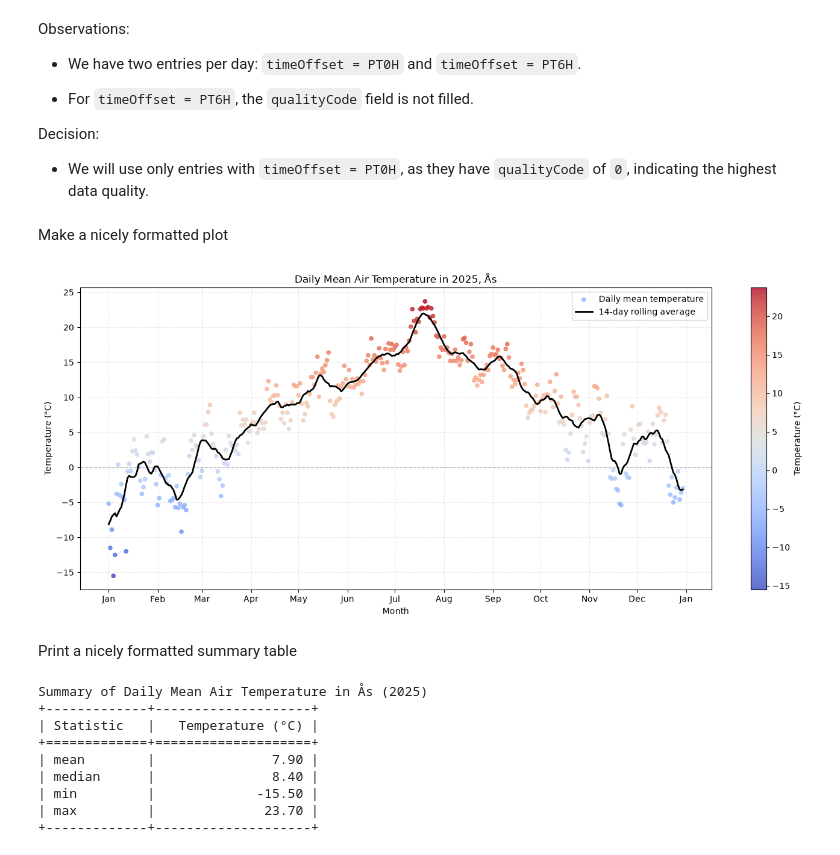
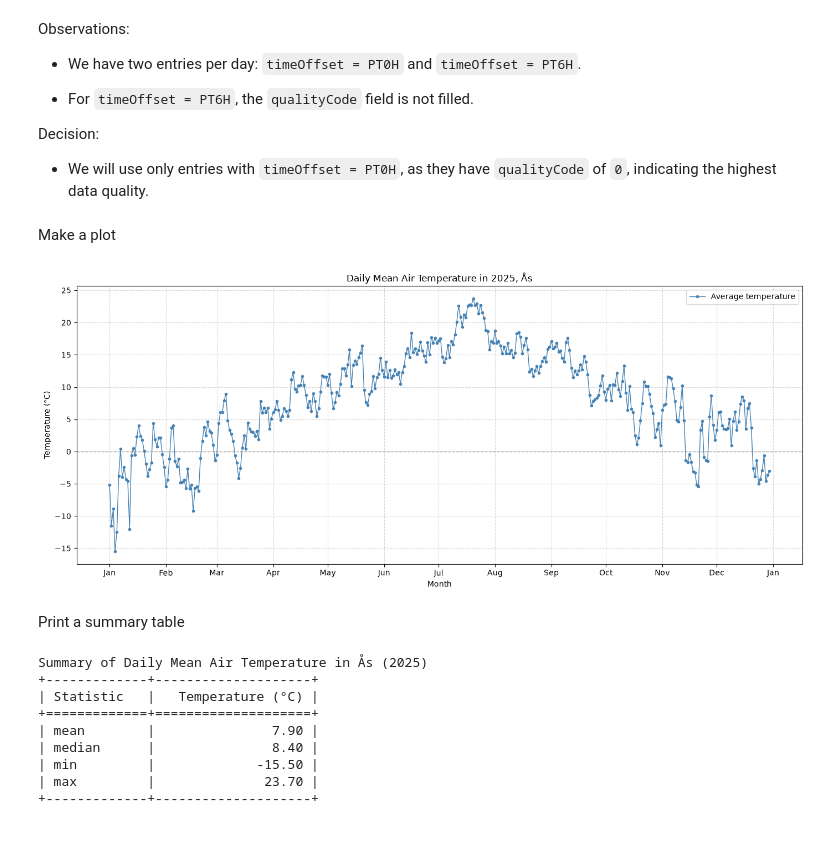
Before and after one commit to Behanix/inf201-deliverables, a Jupyter notebook: deliverable_1.ipynb, the cells around one changed output. Saved outputs shown, nothing was run; the diff lists cells and outputs as text; code cells hidden in the pictures.

```diff
--- a/deliverable_1.ipynb
+++ b/deliverable_1.ipynb
@@ -140,69 +119,49 @@ Decision:
 # %%
 df = df[df["timeOffset"] == "PT0H"]
 # %% [markdown]
-Make a nicely formatted plot
+Make a plot
 # %%
 plt.figure(figsize=(14, 6))
 
-# Calculate 14-day rolling average
-df["rolling_mean"] = df["value"].rolling(
-    window=14,
-    center=True,
-    min_periods=1
-).mean()
-
-# Color-coded daily temperatures
-scatter = plt.scatter(
-    x=df["referenceTime"],
-    y=df["value"],
-    c=df["value"],
-    cmap="coolwarm",
-    s=20,
-    alpha=0.8,
-    label="Daily mean temperature"
-)
-
-# Smoothed temperature curve
 plt.plot(
     df["referenceTime"],
-    df["rolling_mean"],
-    color="black",
-    linewidth=2,
-    label="14-day rolling average",
-    zorder=3
+    df["value"],
+    marker='o',
+    linestyle='-',
+    linewidth=1,
+    markersize=3,
+    color='steelblue',
+    label='Average temperature'
 )
-
-# Colorbar
-plt.colorbar(scatter, label="Temperature (°C)")
 
 # Zero-degree reference
 plt.axhline(
     0,
     color="gray",
     linestyle="--",
     linewidth=1,
-    alpha=0.5
+    alpha=0.75
 )
 
 # Format dates
 plt.gca().xaxis.set_major_locator(mdates.MonthLocator())
 plt.gca().xaxis.set_major_formatter(mdates.DateFormatter("%b"))
 
 # Labels
 plt.title('Daily Mean Air Temperature in 2025, Ås')
 plt.xlabel('Month')
 plt.ylabel('Temperature (°C)')
 
 # Styling
-plt.grid(True, linestyle='--', alpha=0.25)
+plt.grid(True, linestyle='--', alpha=0.5)
 plt.legend()
 plt.tight_layout()
 
 plt.show()
 # %% [output]
-[figure, old version]
+[figure, new version]
 # %% [markdown]
-Print a nicely formatted summary table
+Print a summary table
 # %%
 summary = (
     df["value"]
```
Also changed, not shown: parts of 8 cells of this notebook.
